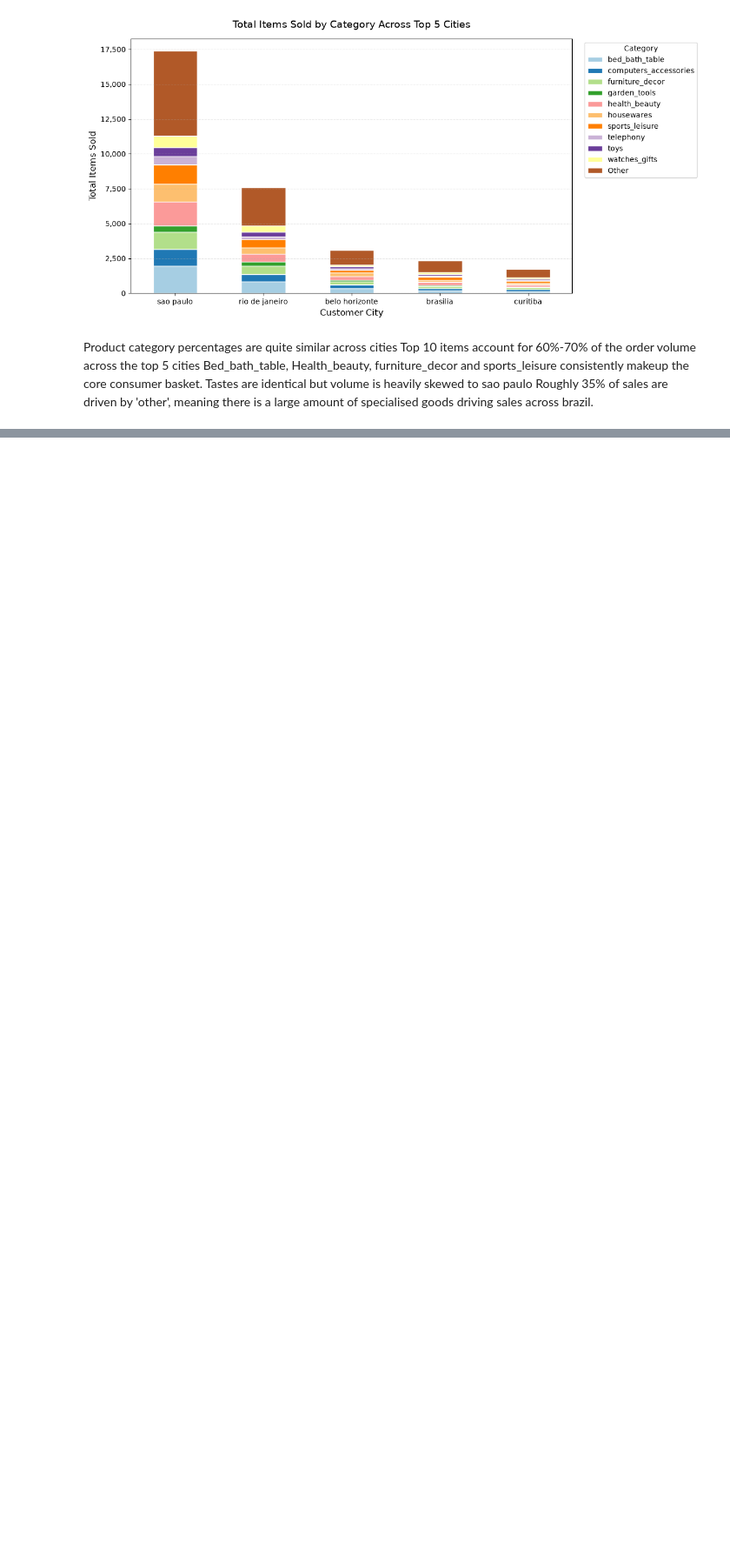
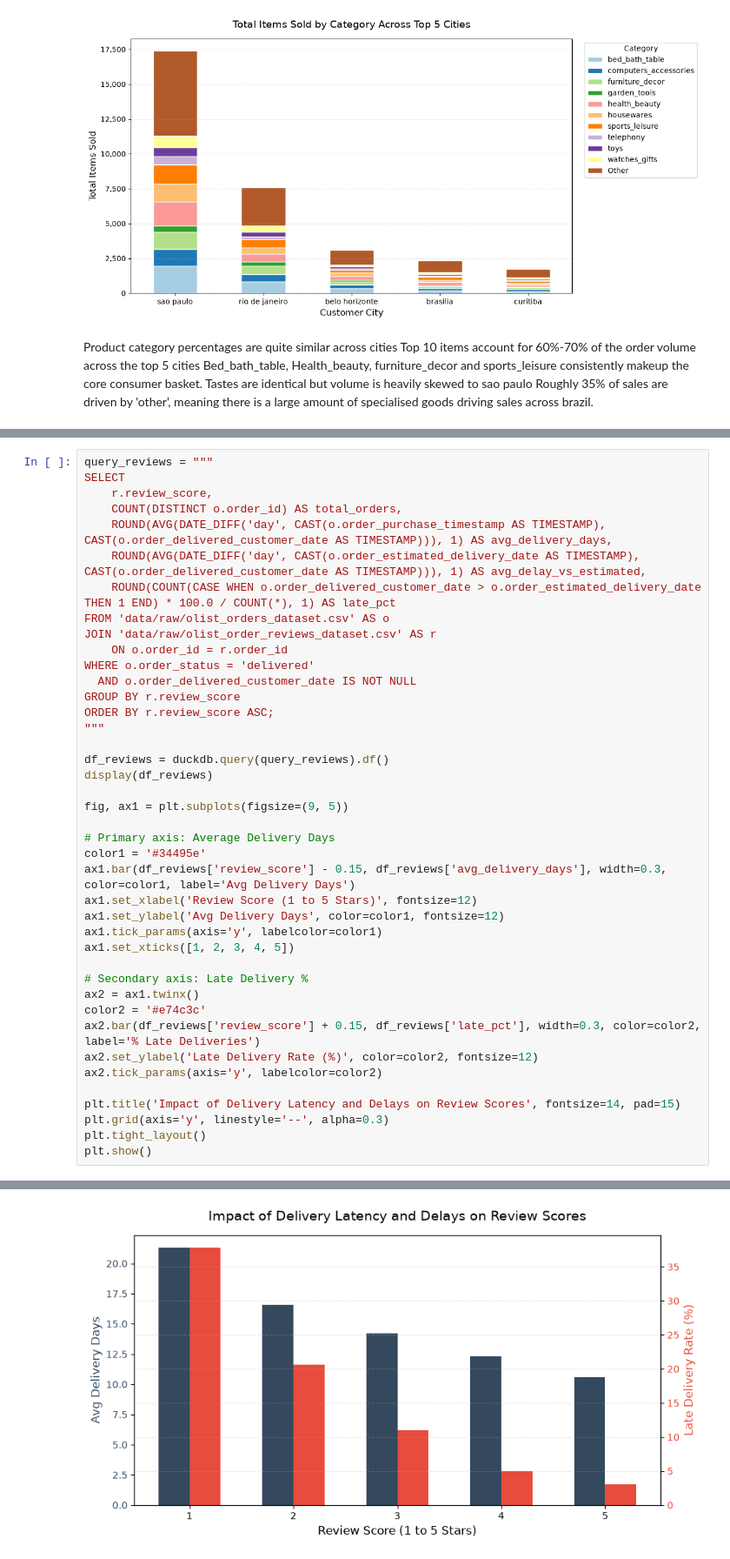
Before and after one commit to AnsonWhale/ecommerce-data-analysis, a Jupyter notebook: analysis.ipynb, the cells around one changed output, grey strips where cells are left out. Shown at 87% size. Saved outputs shown, nothing was run; the diff lists cells and outputs as text; blank space fills up the shorter version.

```diff
--- a/analysis.ipynb
+++ b/analysis.ipynb
@@ -358,0 +361,42 @@ Roughly 35% of sales are driven by 'other', meaning there is a large amount of s
+# %%
+query_reviews = """
+SELECT
+    r.review_score,
+    COUNT(DISTINCT o.order_id) AS total_orders,
+    ROUND(AVG(DATE_DIFF('day', CAST(o.order_purchase_timestamp AS TIMESTAMP), CAST(o.order_delivered_customer_date AS TIMESTAMP))), 1) AS avg_delivery_days,
+    ROUND(AVG(DATE_DIFF('day', CAST(o.order_estimated_delivery_date AS TIMESTAMP), CAST(o.order_delivered_customer_date AS TIMESTAMP))), 1) AS avg_delay_vs_estimated,
+    ROUND(COUNT(CASE WHEN o.order_delivered_customer_date > o.order_estimated_delivery_date THEN 1 END) * 100.0 / COUNT(*), 1) AS late_pct
+FROM 'data/raw/olist_orders_dataset.csv' AS o
+JOIN 'data/raw/olist_order_reviews_dataset.csv' AS r
+    ON o.order_id = r.order_id
+WHERE o.order_status = 'delivered'
+  AND o.order_delivered_customer_date IS NOT NULL
+GROUP BY r.review_score
+ORDER BY r.review_score ASC;
+"""
+
+df_reviews = duckdb.query(query_reviews).df()
+display(df_reviews)
+
+fig, ax1 = plt.subplots(figsize=(9, 5))
+
+# Primary axis: Average Delivery Days
+color1 = '#34495e'
+ax1.bar(df_reviews['review_score'] - 0.15, df_reviews['avg_delivery_days'], width=0.3, color=color1, label='Avg Delivery Days')
+ax1.set_xlabel('Review Score (1 to 5 Stars)', fontsize=12)
+ax1.set_ylabel('Avg Delivery Days', color=color1, fontsize=12)
+ax1.tick_params(axis='y', labelcolor=color1)
+ax1.set_xticks([1, 2, 3, 4, 5])
+
+# Secondary axis: Late Delivery %
+ax2 = ax1.twinx()
+color2 = '#e74c3c'
+ax2.bar(df_reviews['review_score'] + 0.15, df_reviews['late_pct'], width=0.3, color=color2, label='% Late Deliveries')
+ax2.set_ylabel('Late Delivery Rate (%)', color=color2, fontsize=12)
+ax2.tick_params(axis='y', labelcolor=color2)
+
+plt.title('Impact of Delivery Latency and Delays on Review Scores', fontsize=14, pad=15)
+plt.grid(axis='y', linestyle='--', alpha=0.3)
+plt.tight_layout()
+plt.show()
+# %% [output]
@@ -358,0 +409 @@ Roughly 35% of sales are driven by 'other', meaning there is a large amount of s
+[figure, added]
```
Also changed, not shown: parts of 17 cells of this notebook.
